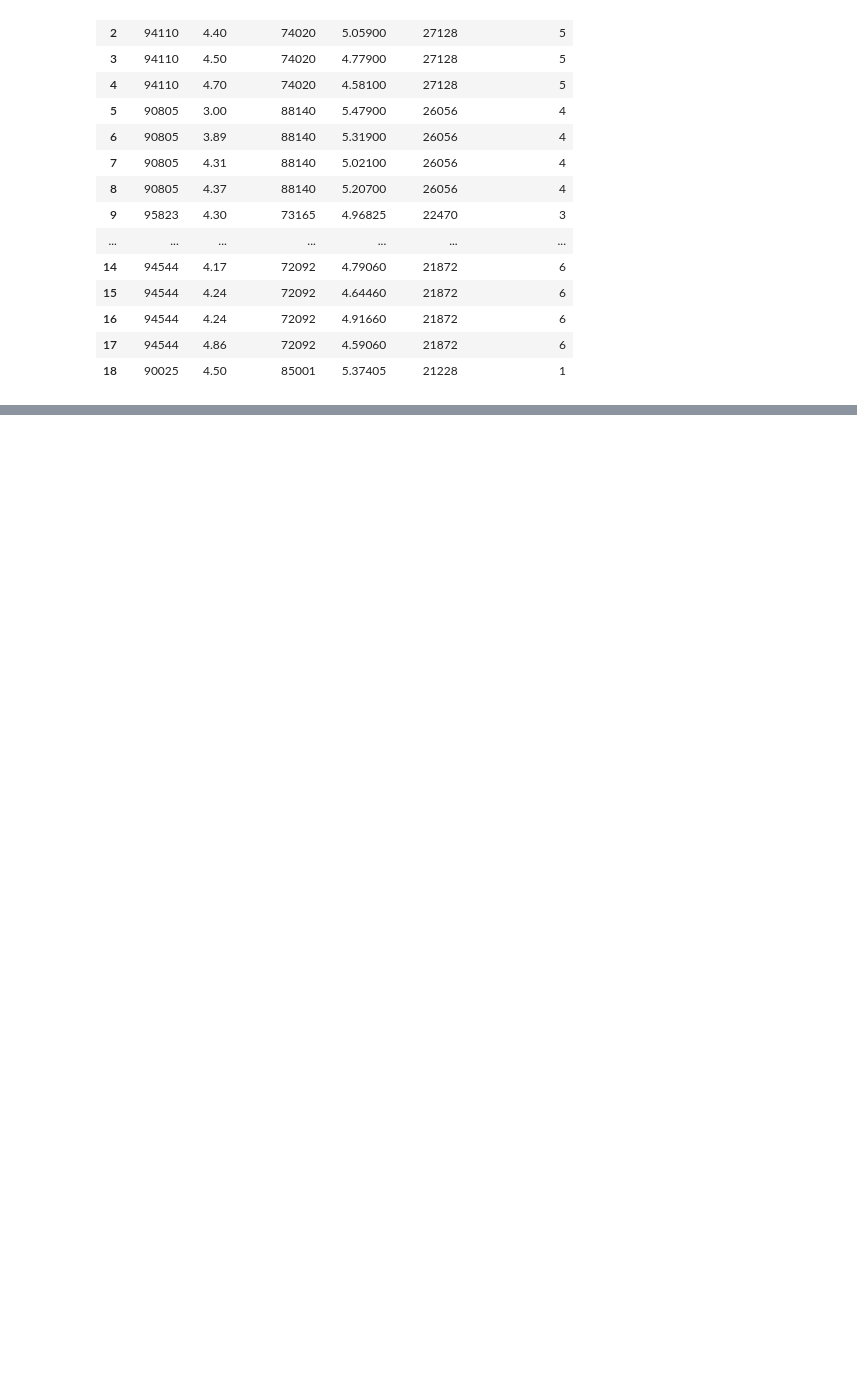
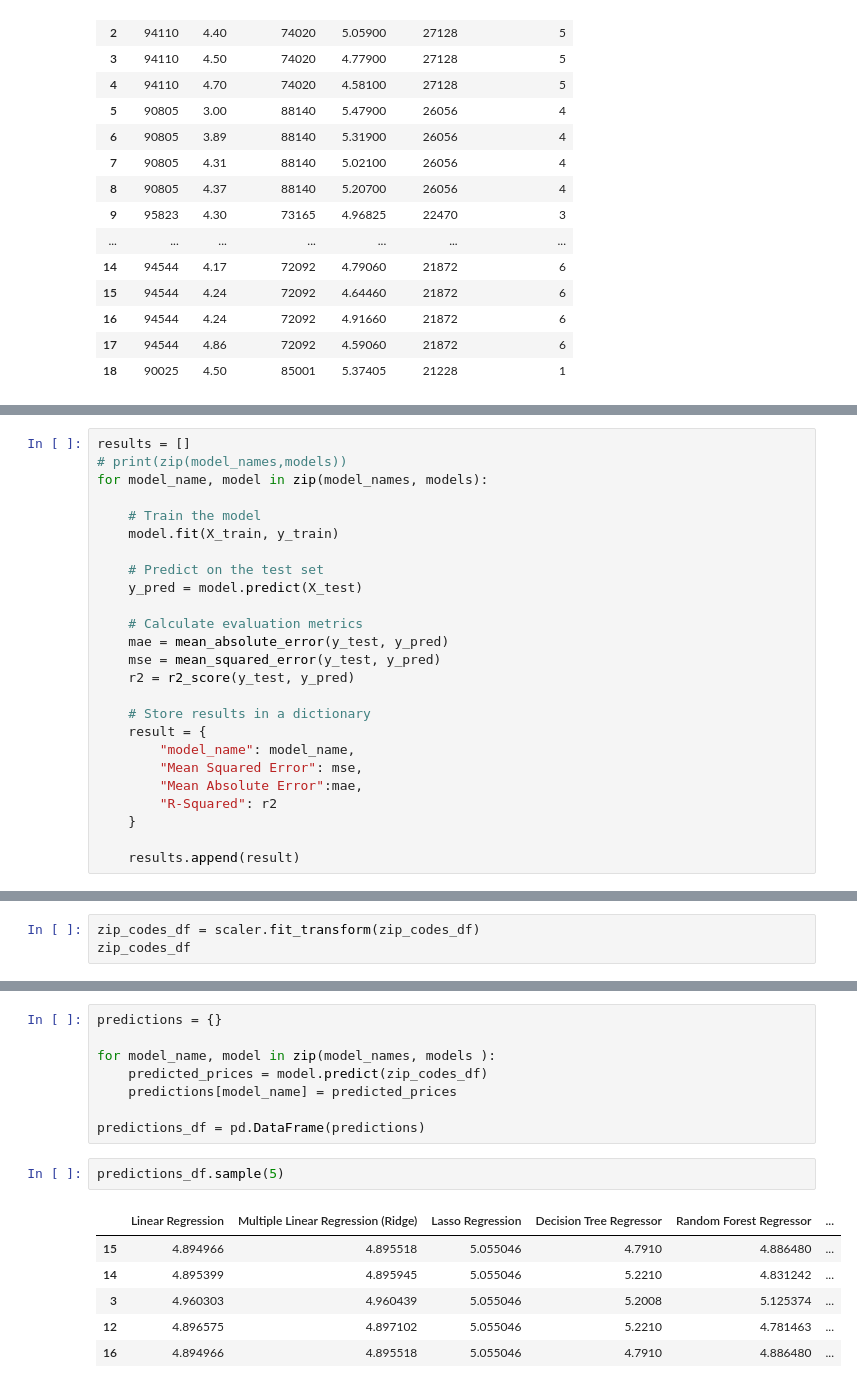
Before and after one commit to dakShh/coffee-business-prediction, a Jupyter notebook: notebooks/biz_prediction.ipynb, the cells around one changed output, grey strips where cells are left out. Saved outputs shown, nothing was run; the diff lists cells and outputs as text; blank space fills up the shorter version.

```diff
--- a/notebooks/biz_prediction.ipynb
+++ b/notebooks/biz_prediction.ipynb
@@ -443,0 +521,25 @@ top_5_zip_codes_df
+# %%
+results = []
+# print(zip(model_names,models))
+for model_name, model in zip(model_names, models):
+
+    # Train the model
+    model.fit(X_train, y_train)
+
+    # Predict on the test set
+    y_pred = model.predict(X_test)
+
+    # Calculate evaluation metrics
+    mae = mean_absolute_error(y_test, y_pred)
+    mse = mean_squared_error(y_test, y_pred)
+    r2 = r2_score(y_test, y_pred)
+
+    # Store results in a dictionary
+    result = {
+        "model_name": model_name,
+        "Mean Squared Error": mse,
+        "Mean Absolute Error":mae,
+        "R-Squared": r2
+    }
+
+    results.append(result)
@@ -443,0 +670,3 @@ top_5_zip_codes_df
+# %%
+zip_codes_df = scaler.fit_transform(zip_codes_df)
+zip_codes_df
@@ -443,0 +693,17 @@ top_5_zip_codes_df
+# %%
+predictions = {}
+
+for model_name, model in zip(model_names, models ):
+    predicted_prices = model.predict(zip_codes_df)
+    predictions[model_name] = predicted_prices
+
+predictions_df = pd.DataFrame(predictions)
+# %%
+predictions_df.sample(5)
+# %% [output]
+|  | Linear Regression | Multiple Linear Regression (Ridge) | Lasso Regression | Decision Tree Regressor | Random Forest Regressor | ... |
+| 15 | 4.894966 | 4.895518 | 5.055046 | 4.7910 | 4.886480 | ... |
+| 14 | 4.895399 | 4.895945 | 5.055046 | 5.2210 | 4.831242 | ... |
+| 3 | 4.960303 | 4.960439 | 5.055046 | 5.2008 | 5.125374 | ... |
+| 12 | 4.896575 | 4.897102 | 5.055046 | 5.2210 | 4.781463 | ... |
+| 16 | 4.894966 | 4.895518 | 5.055046 | 4.7910 | 4.886480 | ... |
```
Also changed, not shown: parts of 37 cells of this notebook, 1 other file.
